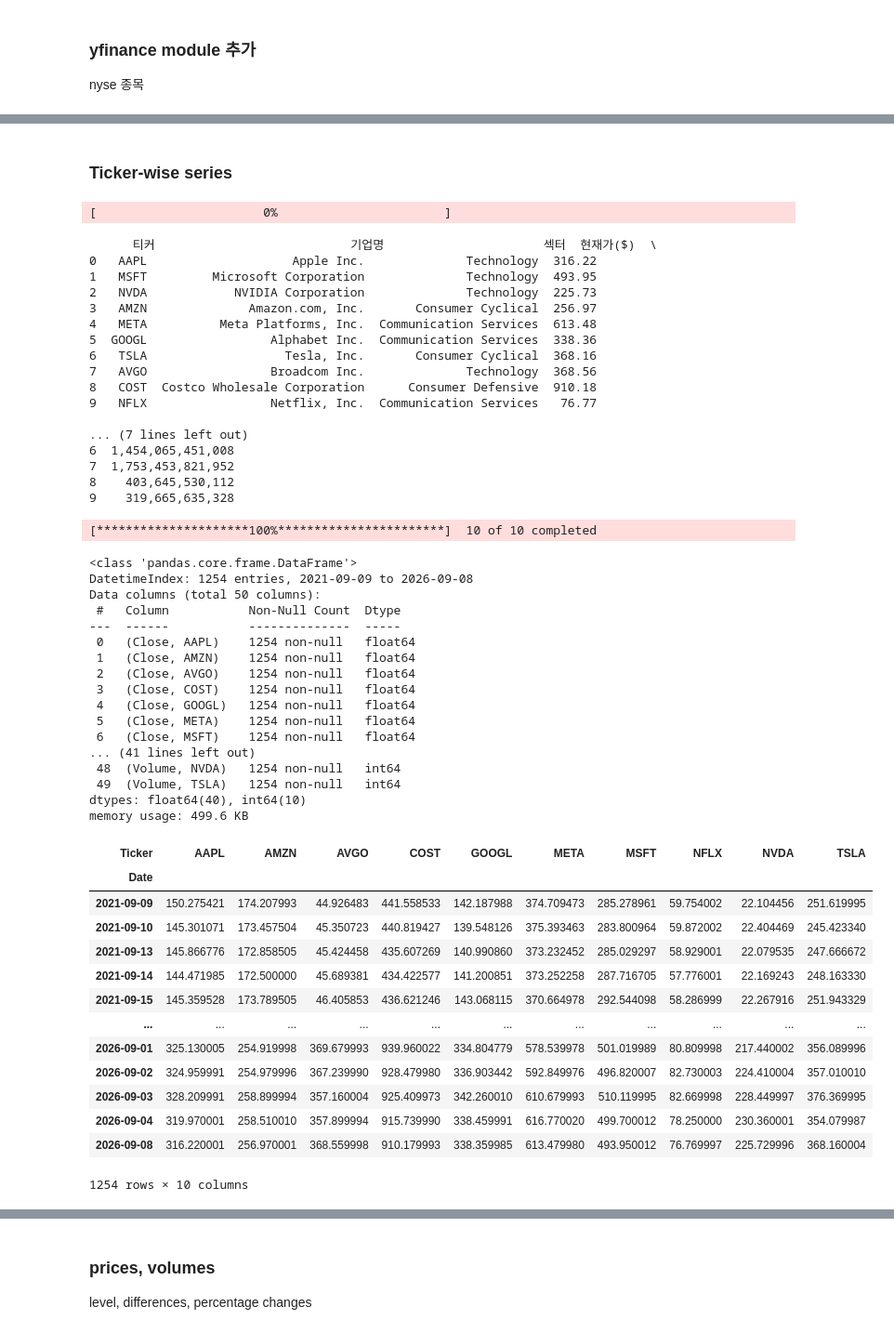
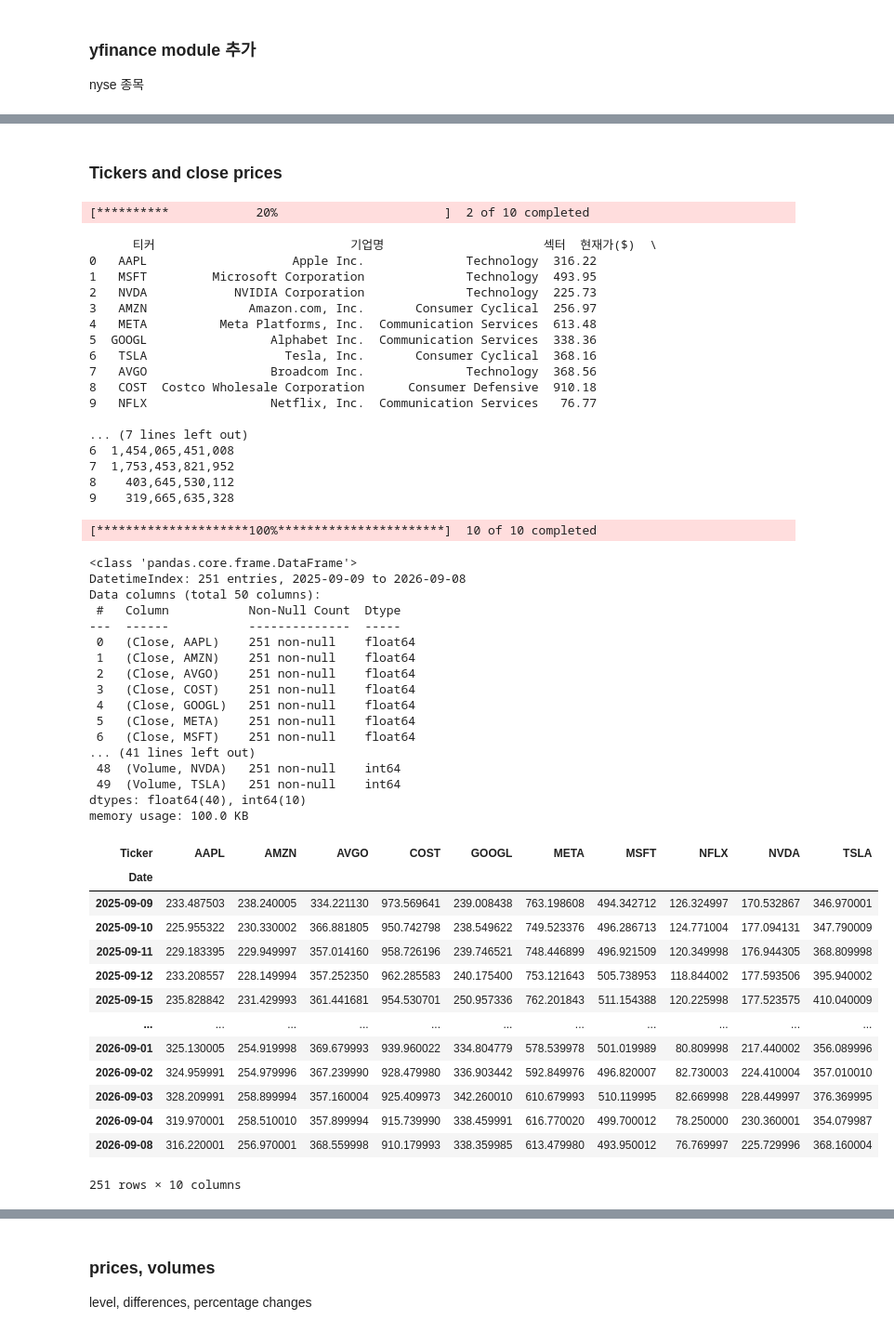
Before and after one commit to bahn28/salad, a Jupyter notebook: az_nyse_001.ipynb, the cells around one changed output, grey strips where cells are left out. Shown at 93% size. Cells and saved outputs as stored; diff of their text form; code cells hidden in the pictures.

```diff
--- a/az_nyse_001.ipynb
+++ b/az_nyse_001.ipynb
@@ -43,8 +43,8 @@ Requirement already satisfied: idna<4,>=2.5 in /usr/local/lib/python3.13/dist-pa
 Requirement already satisfied: urllib3<3,>=1.21.1 in /usr/local/lib/python3.13/dist-packages (from requests>=2.31->yfinance) (2.5.0)
 Requirement already satisfied: pycparser in /usr/local/lib/python3.13/dist-packages (from cffi>=2.0.0->curl_cffi>=0.7->yfinance) (3.0)
 Requirement already satisfied: six>=1.5 in /usr/local/lib/python3.13/dist-packages (from python-dateutil>=2.8.2->pandas>=1.3.0->yfinance) (1.17.0)
-# %% [markdown]
-### Ticker-wise series
+# %% [markdown]
+### Tickers and close prices
 # %%
 import pandas as pd
 import yfinance as yf
@@ -70,59 +70,59 @@ for ticker in tickers:
 df_tckr = pd.DataFrame(stock_data)
 print(df_tckr)
 
-df_dat = yf.download(tickers, period='5y') #, multi_level_index=False)
+df_dat = yf.download(tickers, period='1y') #, multi_level_index=False)
 df_dat.info()   # ticker마다 close, open, volume 등
 
 df_dat_cls = df_dat['Close'].copy()
 df_dat_cls
 # %% [output]
-[                       0%                       ]
+[**********            20%                       ]  2 of 10 completed
       티커                           기업명                      섹터  현재가($)  \
 0   AAPL                    Apple Inc.              Technology  316.22
 1   MSFT         Microsoft Corporation              Technology  493.95
 2   NVDA            NVIDIA Corporation              Technology  225.73
 3   AMZN              Amazon.com, Inc.       Consumer Cyclical  256.97
 4   META          Meta Platforms, Inc.  Communication Services  613.48
 5  GOOGL                 Alphabet Inc.  Communication Services  338.36
 6   TSLA                   Tesla, Inc.       Consumer Cyclical  368.16
 7   AVGO                 Broadcom Inc.              Technology  368.56
 8   COST  Costco Wholesale Corporation      Consumer Defensive  910.18
 9   NFLX                 Netflix, Inc.  Communication Services   76.77
 
 ... (7 lines left out)
 6  1,454,065,451,008
 7  1,753,453,821,952
 8    403,645,530,112
 9    319,665,635,328
 [*********************100%***********************]  10 of 10 completed
 <class 'pandas.core.frame.DataFrame'>
-DatetimeIndex: 1254 entries, 2021-09-09 to 2026-09-08
+DatetimeIndex: 251 entries, 2025-09-09 to 2026-09-08
 Data columns (total 50 columns):
  #   Column           Non-Null Count  Dtype
 ---  ------           --------------  -----
- 0   (Close, AAPL)    1254 non-null   float64
- 1   (Close, AMZN)    1254 non-null   float64
- 2   (Close, AVGO)    1254 non-null   float64
- 3   (Close, COST)    1254 non-null   float64
- 4   (Close, GOOGL)   1254 non-null   float64
- 5   (Close, META)    1254 non-null   float64
- 6   (Close, MSFT)    1254 non-null   float64
+ 0   (Close, AAPL)    251 non-null    float64
+ 1   (Close, AMZN)    251 non-null    float64
+ 2   (Close, AVGO)    251 non-null    float64
+ 3   (Close, COST)    251 non-null    float64
+ 4   (Close, GOOGL)   251 non-null    float64
+ 5   (Close, META)    251 non-null    float64
+ 6   (Close, MSFT)    251 non-null    float64
 ... (41 lines left out)
- 48  (Volume, NVDA)   1254 non-null   int64
- 49  (Volume, TSLA)   1254 non-null   int64
+ 48  (Volume, NVDA)   251 non-null    int64
+ 49  (Volume, TSLA)   251 non-null    int64
 dtypes: float64(40), int64(10)
-memory usage: 499.6 KB
+memory usage: 100.0 KB
 | Ticker | AAPL | AMZN | AVGO | COST | GOOGL | META | MSFT | NFLX | NVDA | TSLA |
 | Date |  |  |  |  |  |  |  |  |  |  |
-| 2021-09-09 | 150.275421 | 174.207993 | 44.926483 | 441.558533 | 142.187988 | 374.709473 | 285.278961 | 59.754002 | 22.104456 | 251.619995 |
-| 2021-09-10 | 145.301071 | 173.457504 | 45.350723 | 440.819427 | 139.548126 | 375.393463 | 283.800964 | 59.872002 | 22.404469 | 245.423340 |
-| 2021-09-13 | 145.866776 | 172.858505 | 45.424458 | 435.607269 | 140.990860 | 373.232452 | 285.029297 | 58.929001 | 22.079535 | 247.666672 |
-| 2021-09-14 | 144.471985 | 172.500000 | 45.689381 | 434.422577 | 141.200851 | 373.252258 | 287.716705 | 57.776001 | 22.169243 | 248.163330 |
-| 2021-09-15 | 145.359528 | 173.789505 | 46.405853 | 436.621246 | 143.068115 | 370.664978 | 292.544098 | 58.286999 | 22.267916 | 251.943329 |
+| 2025-09-09 | 233.487503 | 238.240005 | 334.221130 | 973.569641 | 239.008438 | 763.198608 | 494.342712 | 126.324997 | 170.532867 | 346.970001 |
+| 2025-09-10 | 225.955322 | 230.330002 | 366.881805 | 950.742798 | 238.549622 | 749.523376 | 496.286713 | 124.771004 | 177.094131 | 347.790009 |
+| 2025-09-11 | 229.183395 | 229.949997 | 357.014160 | 958.726196 | 239.746521 | 748.446899 | 496.921509 | 120.349998 | 176.944305 | 368.809998 |
+| 2025-09-12 | 233.208557 | 228.149994 | 357.252350 | 962.285583 | 240.175400 | 753.121643 | 505.738953 | 118.844002 | 177.593506 | 395.940002 |
+| 2025-09-15 | 235.828842 | 231.429993 | 361.441681 | 954.530701 | 250.957336 | 762.201843 | 511.154388 | 120.225998 | 177.523575 | 410.040009 |
 | ... | ... | ... | ... | ... | ... | ... | ... | ... | ... | ... |
 | 2026-09-01 | 325.130005 | 254.919998 | 369.679993 | 939.960022 | 334.804779 | 578.539978 | 501.019989 | 80.809998 | 217.440002 | 356.089996 |
 | 2026-09-02 | 324.959991 | 254.979996 | 367.239990 | 928.479980 | 336.903442 | 592.849976 | 496.820007 | 82.730003 | 224.410004 | 357.010010 |
 | 2026-09-03 | 328.209991 | 258.899994 | 357.160004 | 925.409973 | 342.260010 | 610.679993 | 510.119995 | 82.669998 | 228.449997 | 376.369995 |
 | 2026-09-04 | 319.970001 | 258.510010 | 357.899994 | 915.739990 | 338.459991 | 616.770020 | 499.700012 | 78.250000 | 230.360001 | 354.079987 |
 | 2026-09-08 | 316.220001 | 256.970001 | 368.559998 | 910.179993 | 338.359985 | 613.479980 | 493.950012 | 76.769997 | 225.729996 | 368.160004 |
-1254 rows × 10 columns
+251 rows × 10 columns
```
Also changed, not shown: parts of 2 cells of this notebook.
